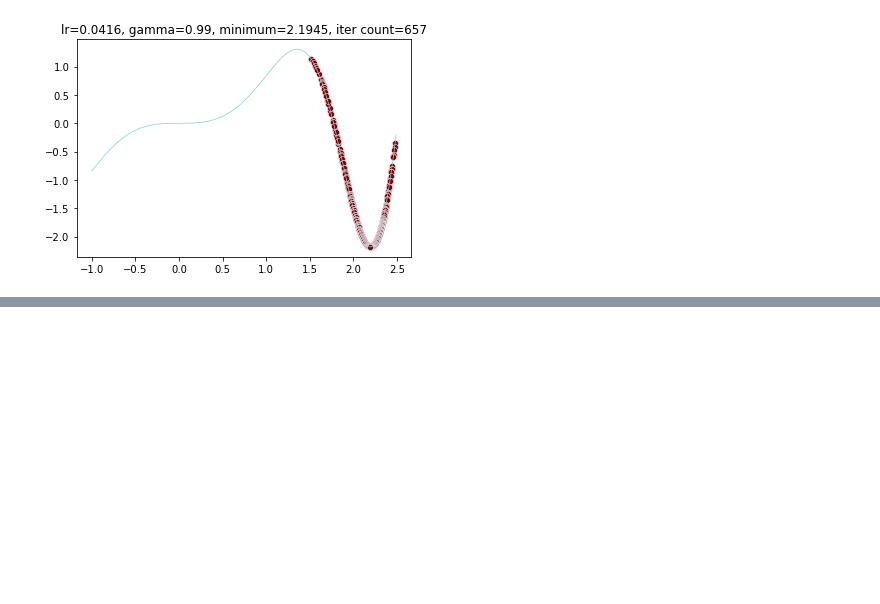
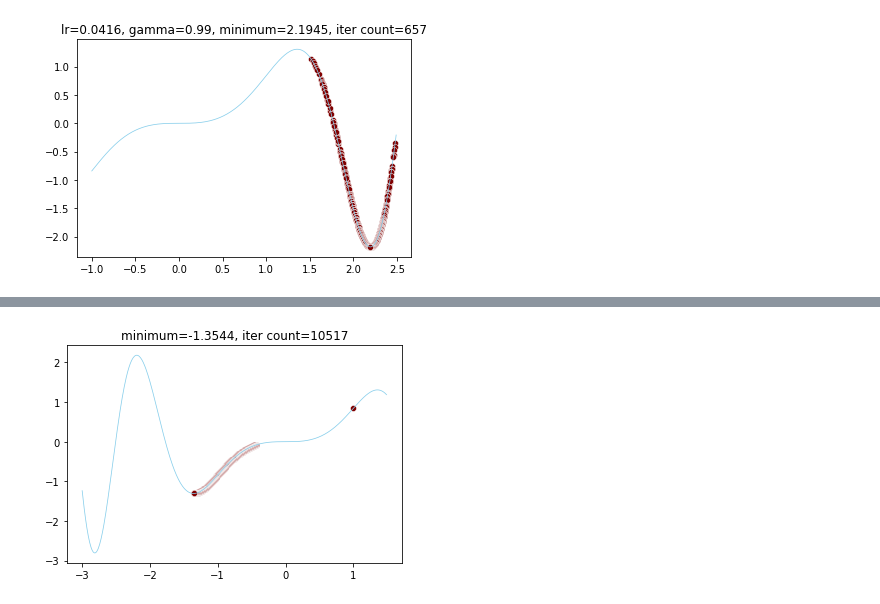
Before and after one commit to sashapff/optimization-methods, a Jupyter notebook: lab1.ipynb, the cells around one changed output, grey strips where cells are left out. Saved outputs shown, nothing was run; the diff lists cells and outputs as text; code cells hidden in the pictures; blank space fills up the shorter version.

```diff
--- a/lab1.ipynb
+++ b/lab1.ipynb
@@ -120,0 +141,17 @@ MovieWriter ffmpeg unavailable; using Pillow instead.
+# %%
+initial_point = 1
+gd = GradientDescent(function=functions[1],
+                     derivative=derivatives[1],
+                     initial_point=np.array([initial_point]),
+                     epsilon=1e-06,
+                     iterations=100000,
+                     wolfe=True)
+answer, iterations_count = gd.optimize()
+gd.plot_trace(title=f'minimum={round(answer[0], 4)}, iter count={iterations_count}',
+                with_function = True,
+                animate='auto',
+                filename=f'gifs/wolfe.gif',
+                plot_one_point=True,
+                from_x=-3, to_x=1.5)
+# %% [output]
+[figure, added]
```
Also changed, not shown: parts of 2 cells of this notebook.
